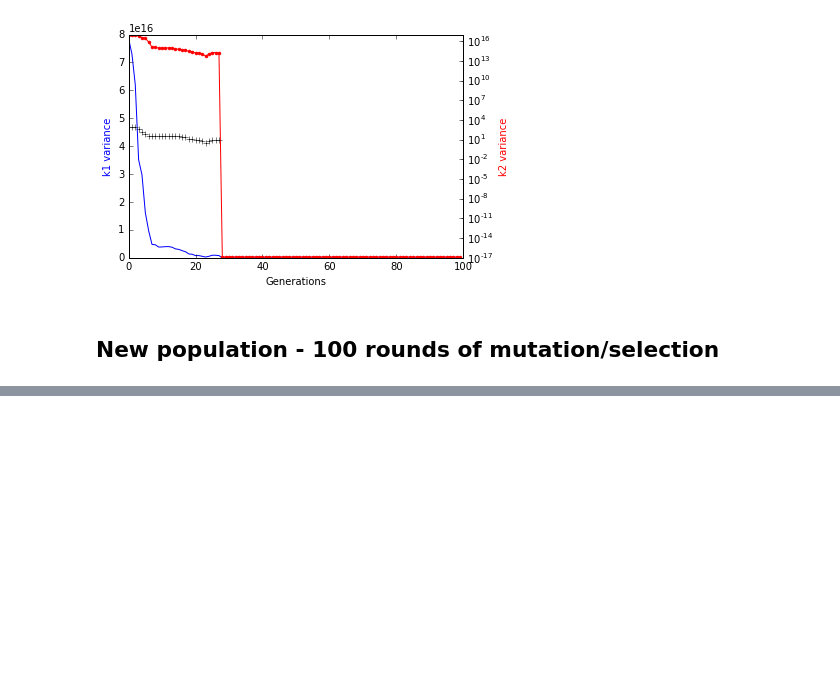
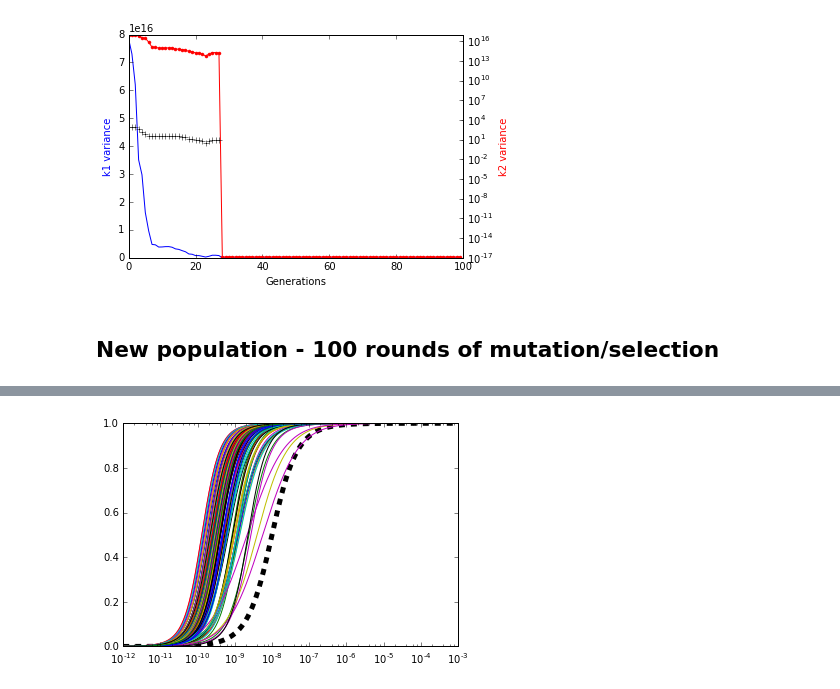
Before and after one commit to bliebeskind/EvoPhys, a Jupyter notebook: siteSpecificCoOp.ipynb, the cells around one changed output, grey strips where cells are left out. Saved outputs shown, nothing was run; the diff lists cells and outputs as text; code cells hidden in the pictures; blank space fills up the shorter version.

```diff
--- a/siteSpecificCoOp.ipynb
+++ b/siteSpecificCoOp.ipynb
@@ -295,0 +318,14 @@ plt.yscale("log")
+# %%
+pop3 = PhysPopulation(N=100,selection_strength=.1)
+# %%
+plt.plot()
+
+plt.plot(pop3.xvals, pop3.target,"k--",lw=5)
+
+for i in pop3.population:
+    i.sim()
+    plt.plot(i.xvals, i.binding_curve)
+
+plt.xscale("log")
+# %% [output]
+[figure, added]
```
Also changed, not shown: parts of 14 cells of this notebook.
